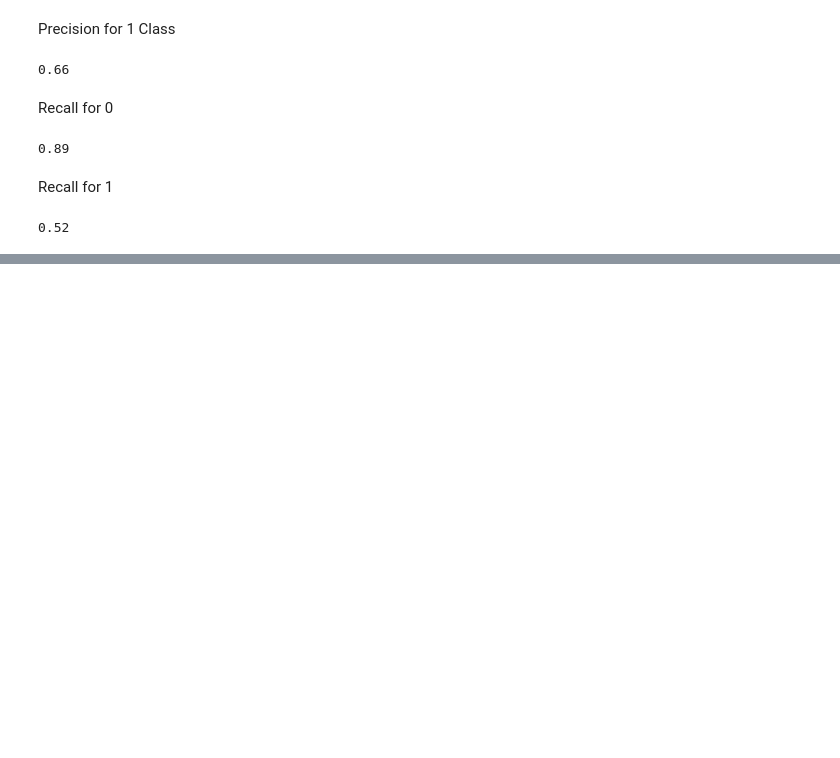
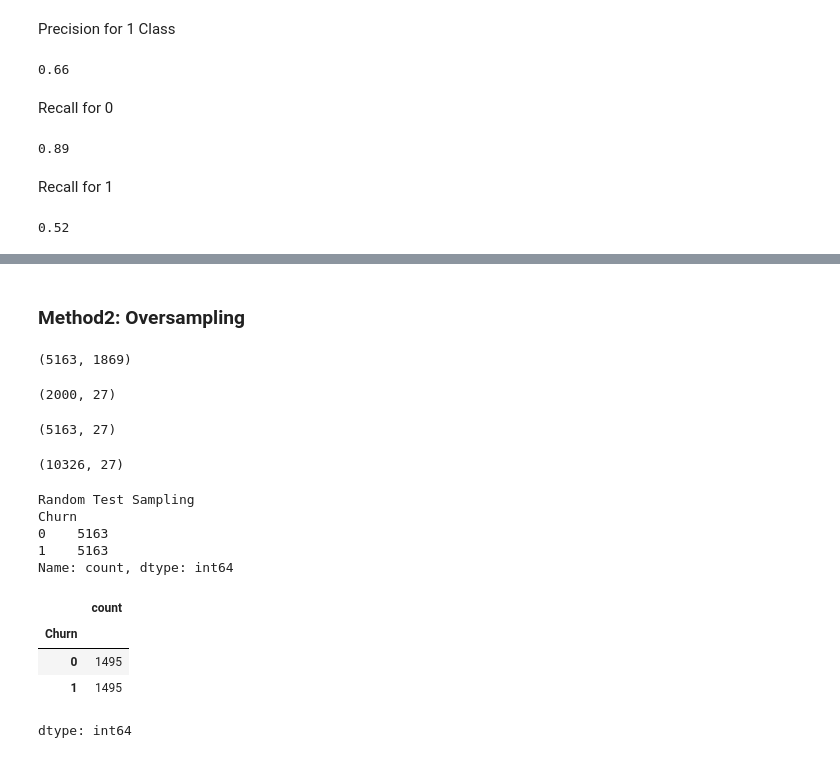
Before and after one commit to Betsy194/Deep-Learning, a Jupyter notebook: Customerchurn.ipynb, the cells around one changed output, grey strips where cells are left out. Cells and saved outputs as stored; diff of their text form; code cells hidden in the pictures; blank space fills up the shorter version.

```diff
--- a/Customerchurn.ipynb
+++ b/Customerchurn.ipynb
@@ -600,0 +781,44 @@ round(214/(214+194),2)
+# %% [markdown]
+### Method2: Oversampling
+# %%
+count_class_0, count_class_1
+# %% [output]
+(5163, 1869)
+# %%
+df_class_1.sample(2000, replace = True).shape
+# %% [output]
+(2000, 27)
+# %%
+df_class_1_over = df_class_1.sample(count_class_0, replace= True)
+
+df_class_1_over.shape
+# %% [output]
+(5163, 27)
+# %%
+df_test_over = pd.concat([df_class_0, df_class_1_over], axis = 0)
+df_test_over.shape
+# %% [output]
+(10326, 27)
+# %%
+print('Random Test Sampling')
+print(df_test_over.Churn.value_counts())
+# %% [output]
+Random Test Sampling
+Churn
+0    5163
+1    5163
+Name: count, dtype: int64
+# %%
+X = df_test_under.drop('Churn',axis='columns')
+y = df_test_under['Churn']
+
+from sklearn.model_selection import train_test_split
+X_train, X_test, y_train, y_test = train_test_split(X, y, test_size=0.2, random_state=15, stratify=y)
+# %%
+y_train.value_counts()
+# %% [output]
+|  | count |
+| Churn |  |
+| 0 | 1495 |
+| 1 | 1495 |
+dtype: int64
```
Also changed, not shown: parts of 56 cells of this notebook.
